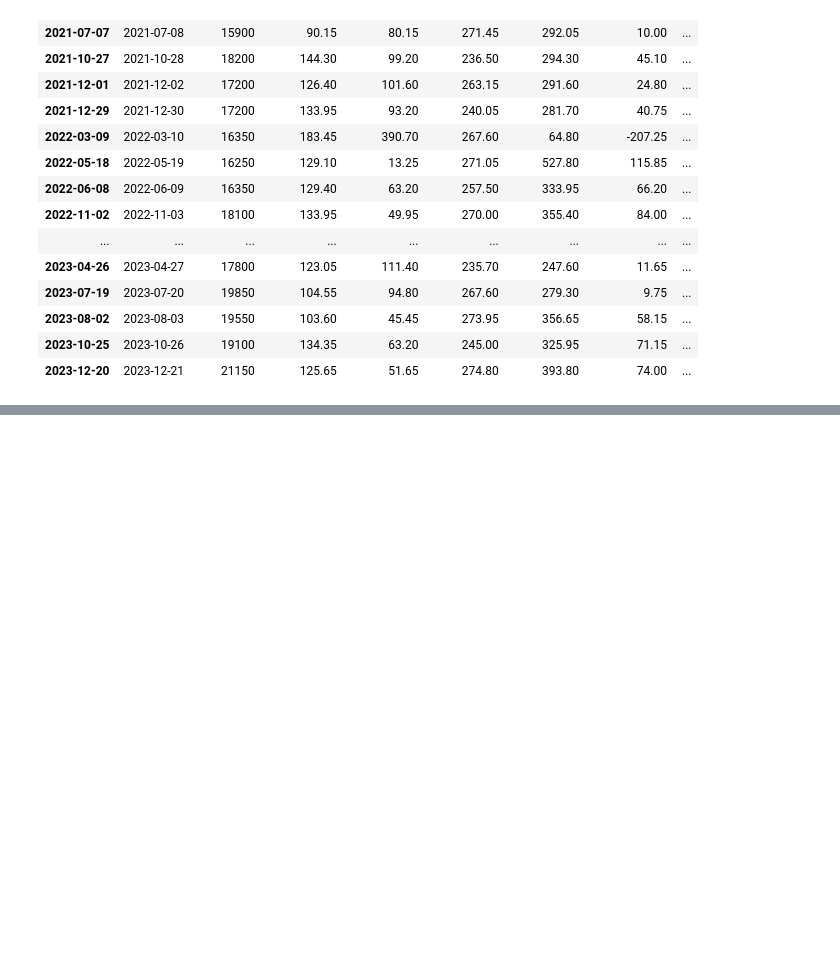
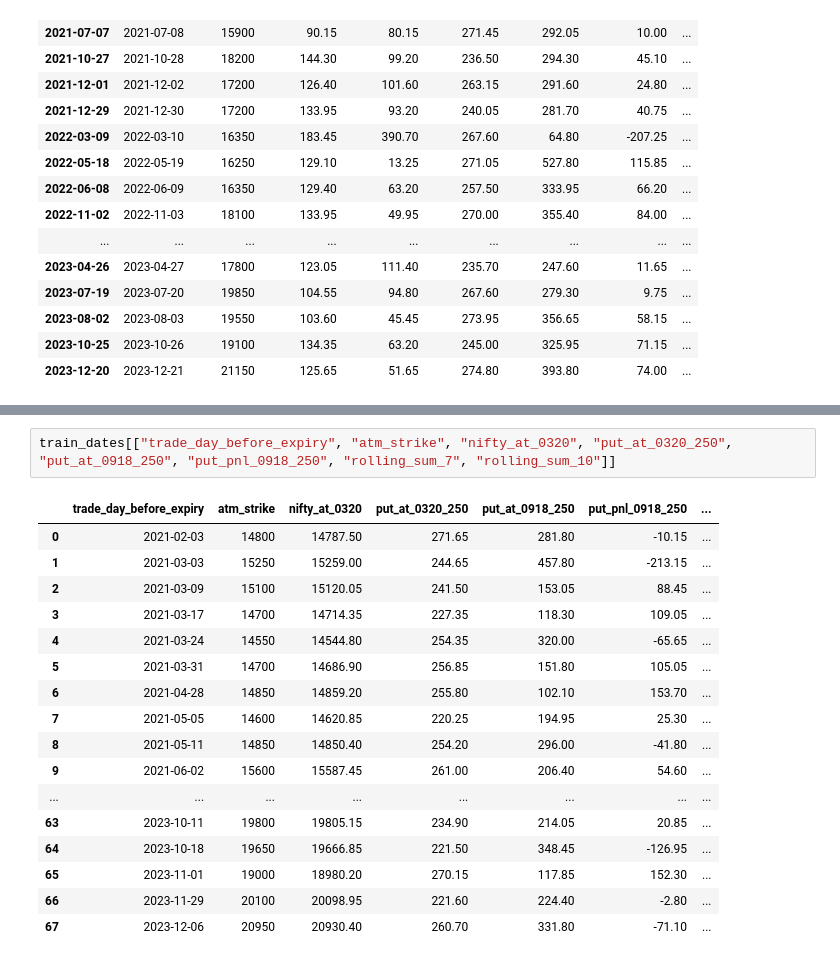
Before and after one commit to nitmnit/nifty-analysis, a Jupyter notebook: time_decay.ipynb, the cells around one changed output, grey strips where cells are left out. Drawn from its saved outputs; the diff is of its cells as text; blank space fills up the shorter version.

```diff
--- a/time_decay.ipynb
+++ b/time_decay.ipynb
@@ -356,0 +363,20 @@ train_dates.loc[train_dates.pnl_0915 < 0, ["expiry", "atm_strike", "call_at_0320
+# %%
+train_dates[["trade_day_before_expiry", "atm_strike", "nifty_at_0320", "put_at_0320_250", "put_at_0918_250", "put_pnl_0918_250", "rolling_sum_7", "rolling_sum_10"]]
+# %% [output]
+|  | trade_day_before_expiry | atm_strike | nifty_at_0320 | put_at_0320_250 | put_at_0918_250 | put_pnl_0918_250 | ... |
+| 0 | 2021-02-03 | 14800 | 14787.50 | 271.65 | 281.80 | -10.15 | ... |
+| 1 | 2021-03-03 | 15250 | 15259.00 | 244.65 | 457.80 | -213.15 | ... |
+| 2 | 2021-03-09 | 15100 | 15120.05 | 241.50 | 153.05 | 88.45 | ... |
+| 3 | 2021-03-17 | 14700 | 14714.35 | 227.35 | 118.30 | 109.05 | ... |
+| 4 | 2021-03-24 | 14550 | 14544.80 | 254.35 | 320.00 | -65.65 | ... |
+| 5 | 2021-03-31 | 14700 | 14686.90 | 256.85 | 151.80 | 105.05 | ... |
+| 6 | 2021-04-28 | 14850 | 14859.20 | 255.80 | 102.10 | 153.70 | ... |
+| 7 | 2021-05-05 | 14600 | 14620.85 | 220.25 | 194.95 | 25.30 | ... |
+| 8 | 2021-05-11 | 14850 | 14850.40 | 254.20 | 296.00 | -41.80 | ... |
+| 9 | 2021-06-02 | 15600 | 15587.45 | 261.00 | 206.40 | 54.60 | ... |
+| ... | ... | ... | ... | ... | ... | ... | ... |
+| 63 | 2023-10-11 | 19800 | 19805.15 | 234.90 | 214.05 | 20.85 | ... |
+| 64 | 2023-10-18 | 19650 | 19666.85 | 221.50 | 348.45 | -126.95 | ... |
+| 65 | 2023-11-01 | 19000 | 18980.20 | 270.15 | 117.85 | 152.30 | ... |
+| 66 | 2023-11-29 | 20100 | 20098.95 | 221.60 | 224.40 | -2.80 | ... |
+| 67 | 2023-12-06 | 20950 | 20930.40 | 260.70 | 331.80 | -71.10 | ... |
```
Also changed, not shown: parts of 7 cells of this notebook, 3 other files.
